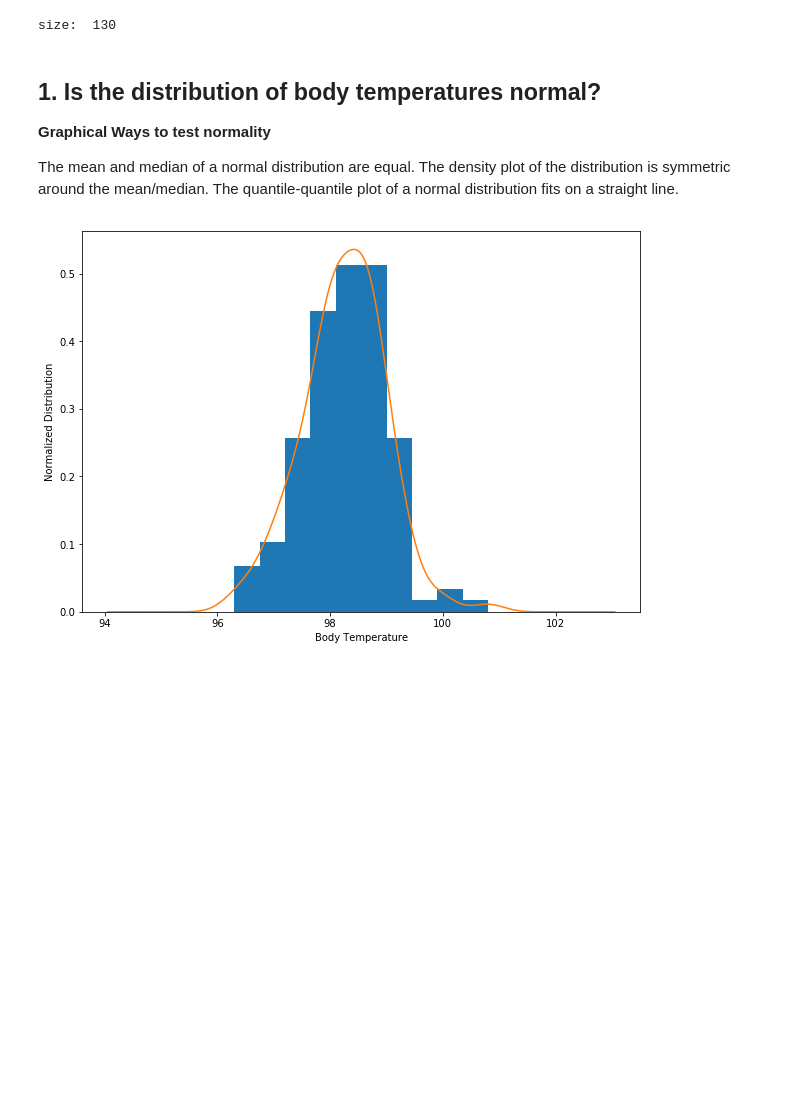
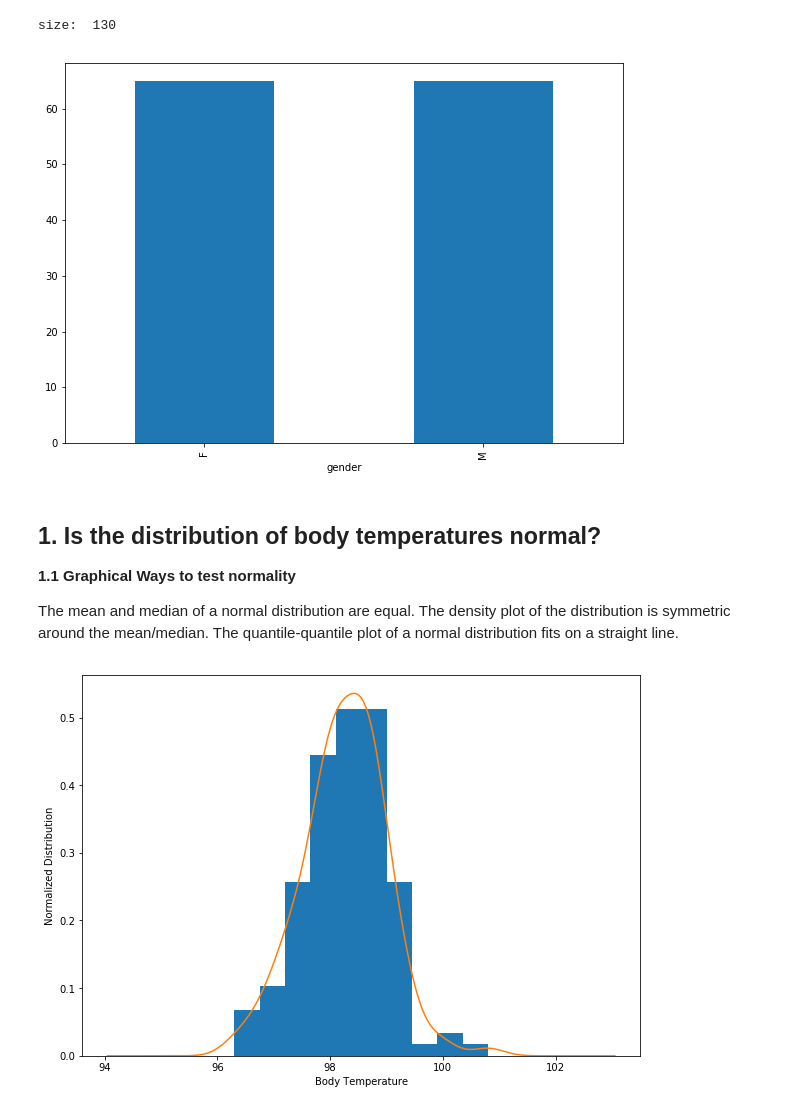
Before and after one commit to zbiswas3/Datascience-Projects, a Jupyter notebook: Data Science Mini projects in Python/Human Temperature EDA/sliderule_dsi_inferential_statistics_exercise_1.ipynb, the cells around one changed output. Saved outputs shown, nothing was run; the diff lists cells and outputs as text; code cells hidden in the pictures; blank space fills up the shorter version.

```diff
--- a/Data Science Mini projects in Python/Human Temperature EDA/sliderule_dsi_inferential_statistics_exercise_1.ipynb
+++ b/Data Science Mini projects in Python/Human Temperature EDA/sliderule_dsi_inferential_statistics_exercise_1.ipynb
@@ -72,9 +76,16 @@ df.head()
 print("size: ",len(df['temperature']))
 # %% [output]
 size:  130
+# %%
+# barplot of male and female readings
+plt.figure(figsize=(10, 7))
+df.groupby('gender').count()['temperature'].plot(kind='bar')
+plt.show()
+# %% [output]
+[figure, added]
 # %% [markdown]
 ## 1.  Is the distribution of body temperatures normal? ##
 
-**Graphical Ways to test normality**
+**1.1 Graphical Ways to test normality**
 
 The mean and median of a normal distribution are equal. The density plot of the distribution is symmetric around the mean/median. The quantile-quantile plot of a normal distribution fits on a straight line.
```
Also changed, not shown: parts of 37 cells of this notebook, 20 other files.
